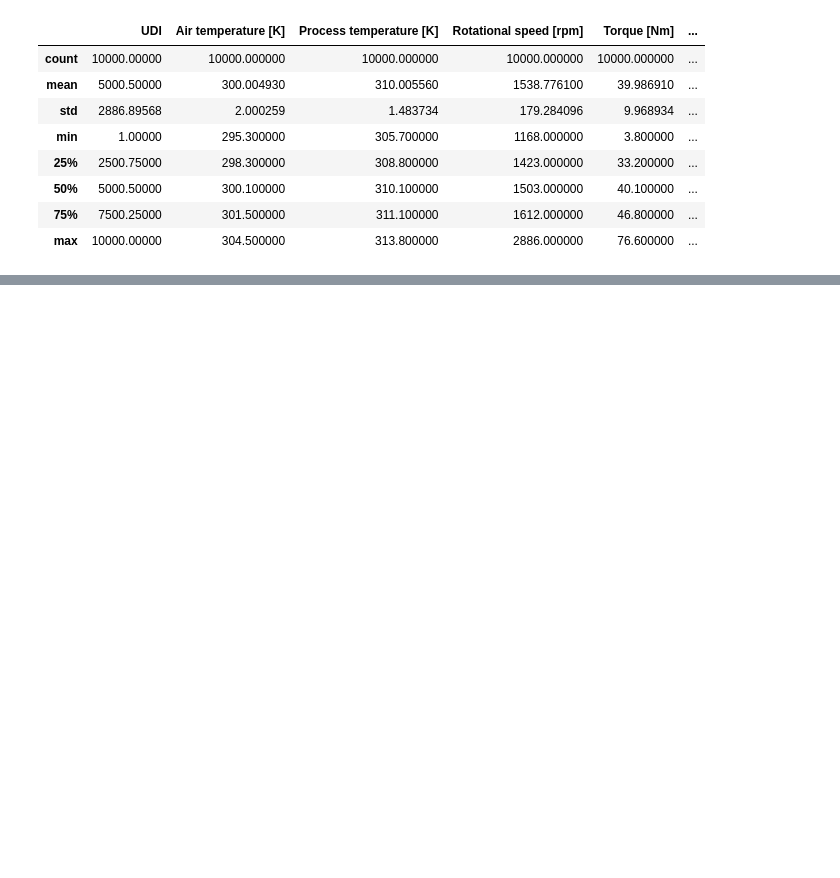
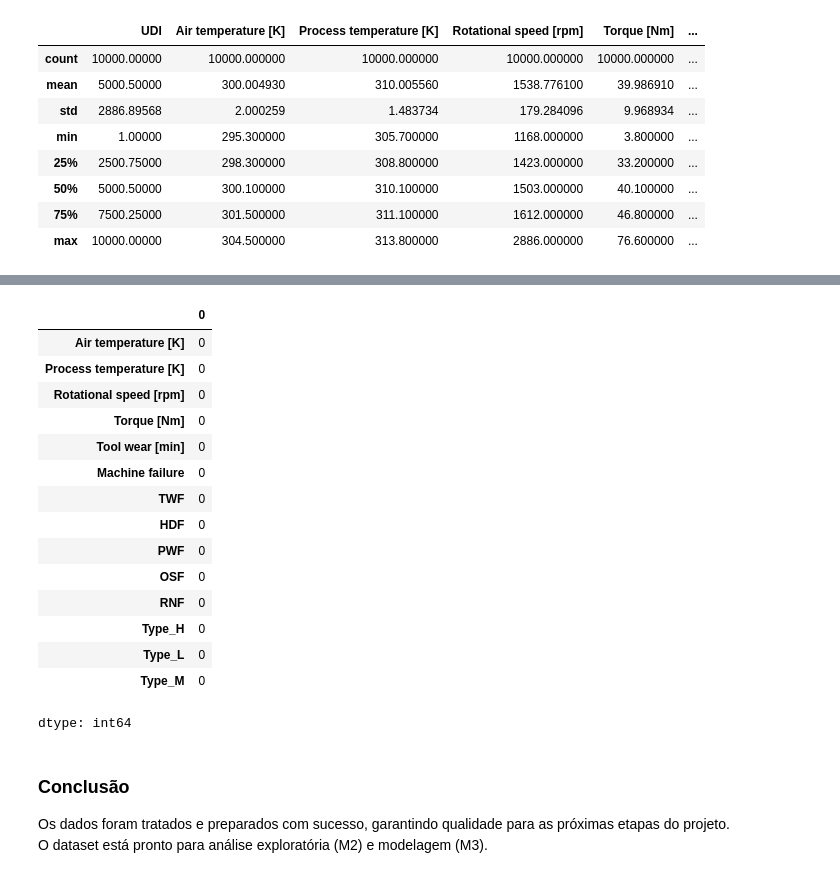
Before and after one commit to jcesarmph-ui/SmartPredict, a Jupyter notebook: manutencao_preditiva_m1.ipynb, the cells around one changed output, grey strips where cells are left out. Cells and saved outputs as stored; diff of their text form; code cells hidden in the pictures; blank space fills up the shorter version.

```diff
--- a/manutencao_preditiva_m1.ipynb
+++ b/manutencao_preditiva_m1.ipynb
@@ -213,0 +120,19 @@ Sensores industriais > Coleta de dados > Dataset AI4I > ETL (limpeza e organiza
+# %%
+df.isnull().sum()
+# %% [output]
+|  | 0 |
+| Air temperature [K] | 0 |
+| Process temperature [K] | 0 |
+| Rotational speed [rpm] | 0 |
+| Torque [Nm] | 0 |
+| Tool wear [min] | 0 |
+| Machine failure | 0 |
+| TWF | 0 |
+| HDF | 0 |
+| PWF | 0 |
+| OSF | 0 |
+| RNF | 0 |
+| Type_H | 0 |
+| Type_L | 0 |
+| Type_M | 0 |
+dtype: int64
@@ -213,0 +149,5 @@ Sensores industriais > Coleta de dados > Dataset AI4I > ETL (limpeza e organiza
+# %% [markdown]
+### Conclusão
+
+Os dados foram tratados e preparados com sucesso, garantindo qualidade para as próximas etapas do projeto.
+O dataset está pronto para análise exploratória (M2) e modelagem (M3).
```
Also changed, not shown: parts of 23 cells of this notebook.
